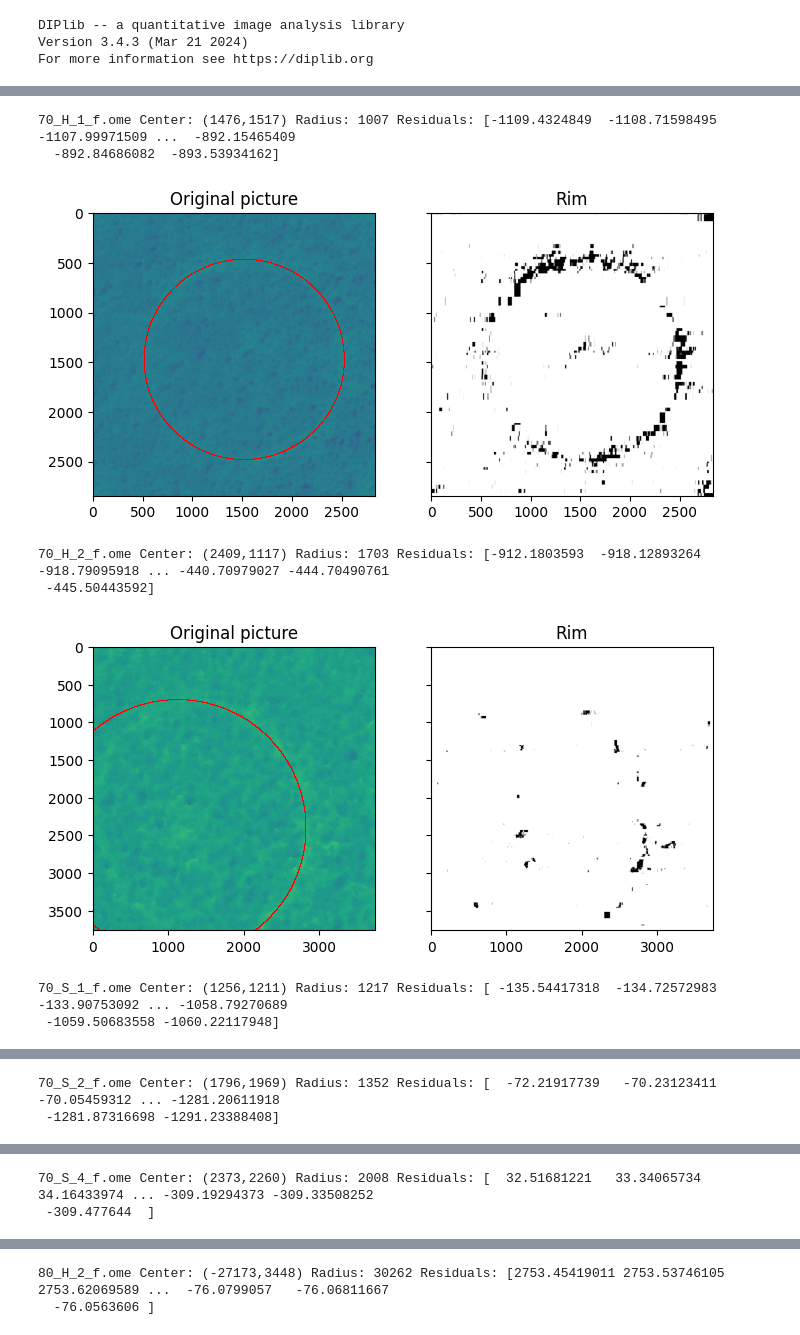
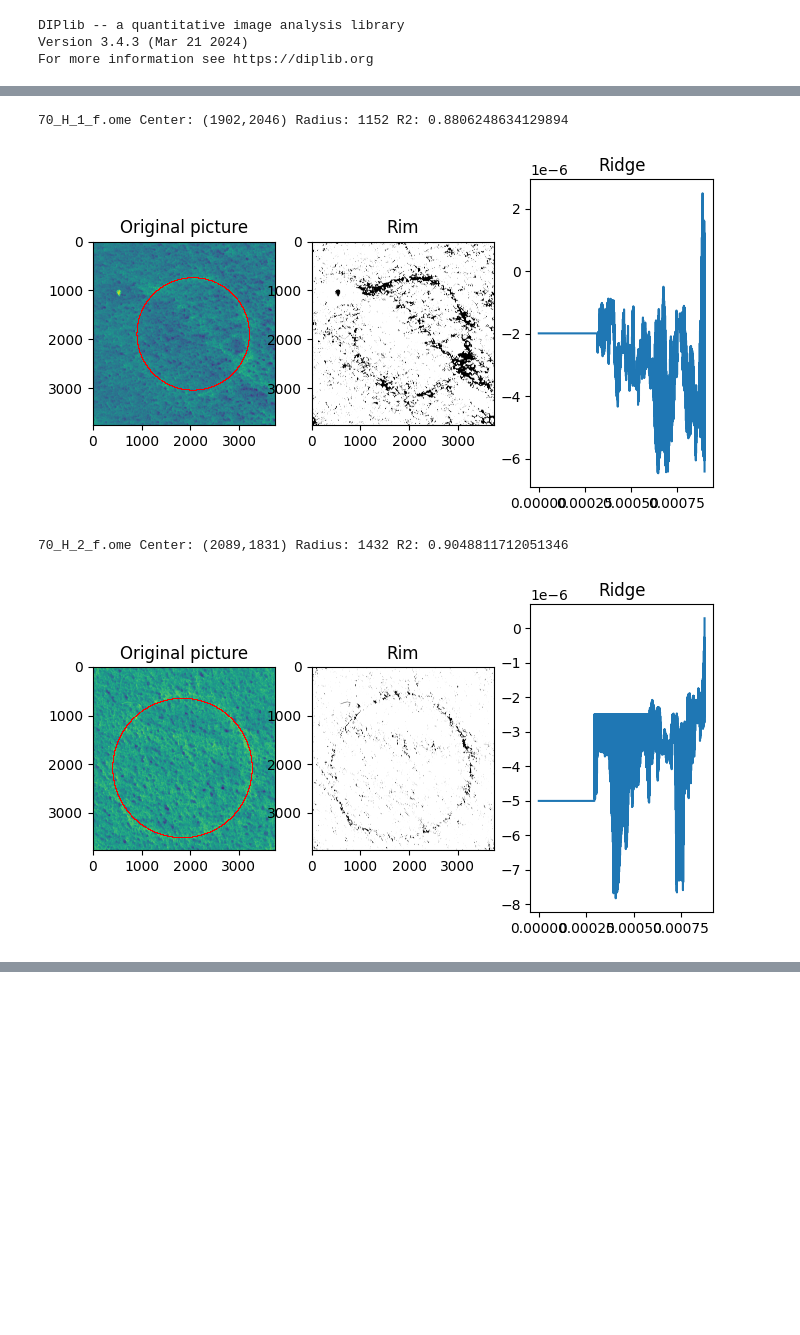
Before and after one commit to rk-exxec/ridge_evaluation, a Jupyter notebook: ridge_extract_and_fit.ipynb, the cells around one changed output, grey strips where cells are left out. Saved outputs shown, nothing was run; the diff lists cells and outputs as text; code cells hidden in the pictures; blank space fills up the shorter version.

```diff
--- a/ridge_extract_and_fit.ipynb
+++ b/ridge_extract_and_fit.ipynb
@@ -6,7 +6,7 @@ from pathlib import Path
 import pandas as pd
 import pickle
 
-source_dir = Path(r"D:\Messungen\Profilometry\Lasermikroskop\Wetting_Ridge\70vs80_test")
+source_dir = Path(r"D:\Messungen\Profilometry\Lasermikroskop\Wetting_Ridge\70vs80")
 # R= 0.0002
 upsilon = 0.06 # from 10.1002/marc.202000360
 gamma = 0.072 # from https://en.wikipedia.org/wiki/Surface_tension
@@ -42,34 +79,35 @@ for file in glb:
 # %%
 # Extract ridge from images and store as csv
 import pandas as pd
 from pathlib import Path
 import matplotlib.pyplot as plt
 glb = source_dir.rglob("*f.ome.tif")
 for file in glb:
     try:
-        ridge, img, circ_params, rim_binarized = extract_ridge_from_image(file, segmented_threshold=0.3)
+        ridge, img, circ_params, rim_binarized = extract_ridge_from_image(file, threshold=0.2, use_kmeans=False)
         cy, cx = circle_perimeter(*circ_params)
-        fig2, (ax1, ax2) = plt.subplots(ncols=2, nrows=1, figsize=(8, 4),
-                                    sharex=True, sharey=True)
+        fig2, (ax1, ax2, ax3) = plt.subplots(ncols=3, nrows=1, figsize=(8, 4))
 
         ax1.set_title('Original picture')
         ax1.imshow(img)
         ax1.plot(cx,cy, "r,")
 
         ax2.set_title('Rim')
         ax2.imshow(rim_binarized, cmap="Greys")
+
+        ax3.set_title('Ridge')
+        ax3.plot(ridge[0], ridge[1])
+        plt.tight_layout()
         plt.show()
         df = pd.DataFrame({"x":ridge[0],"y":ridge[1]})
         df.to_csv(file.with_suffix(".rdg"), sep=";")
+
     except Exception as e:
         print(e)
         print(file)
+        raise
 # %% [output]
-70_H_1_f.ome Center: (1476,1517) Radius: 1007 Residuals: [-1109.4324849  -1108.71598495 -1107.99971509 ...  -892.15465409
-  -892.84686082  -893.53934162]
+70_H_1_f.ome Center: (1902,2046) Radius: 1152 R2: 0.8806248634129894
-[figure, old version]
+[figure, new version]
-70_H_2_f.ome Center: (2409,1117) Radius: 1703 Residuals: [-912.1803593  -918.12893264 -918.79095918 ... -440.70979027 -444.70490761
- -445.50443592]
+70_H_2_f.ome Center: (2089,1831) Radius: 1432 R2: 0.9048811712051346
-[figure, old version]
+[figure, new version]
-70_S_1_f.ome Center: (1256,1211) Radius: 1217 Residuals: [ -135.54417318  -134.72572983  -133.90753092 ... -1058.79270689
- -1059.50683558 -1060.22117948]
@@ -77,2 +113,0 @@ for file in glb:
-70_S_2_f.ome Center: (1796,1969) Radius: 1352 Residuals: [  -72.21917739   -70.23123411   -70.05459312 ... -1281.20611918
- -1281.87316698 -1291.23388408]
@@ -80,2 +113,0 @@ for file in glb:
-70_S_4_f.ome Center: (2373,2260) Radius: 2008 Residuals: [  32.51681221   33.34065734   34.16433974 ... -309.19294373 -309.33508252
- -309.477644  ]
@@ -83,2 +113,0 @@ for file in glb:
-80_H_2_f.ome Center: (-27173,3448) Radius: 30262 Residuals: [2753.45419011 2753.53746105 2753.62069589 ...  -76.0799057   -76.06811667
-  -76.0563606 ]
```
Also changed, not shown: parts of 5 cells of this notebook, 1 other file.
